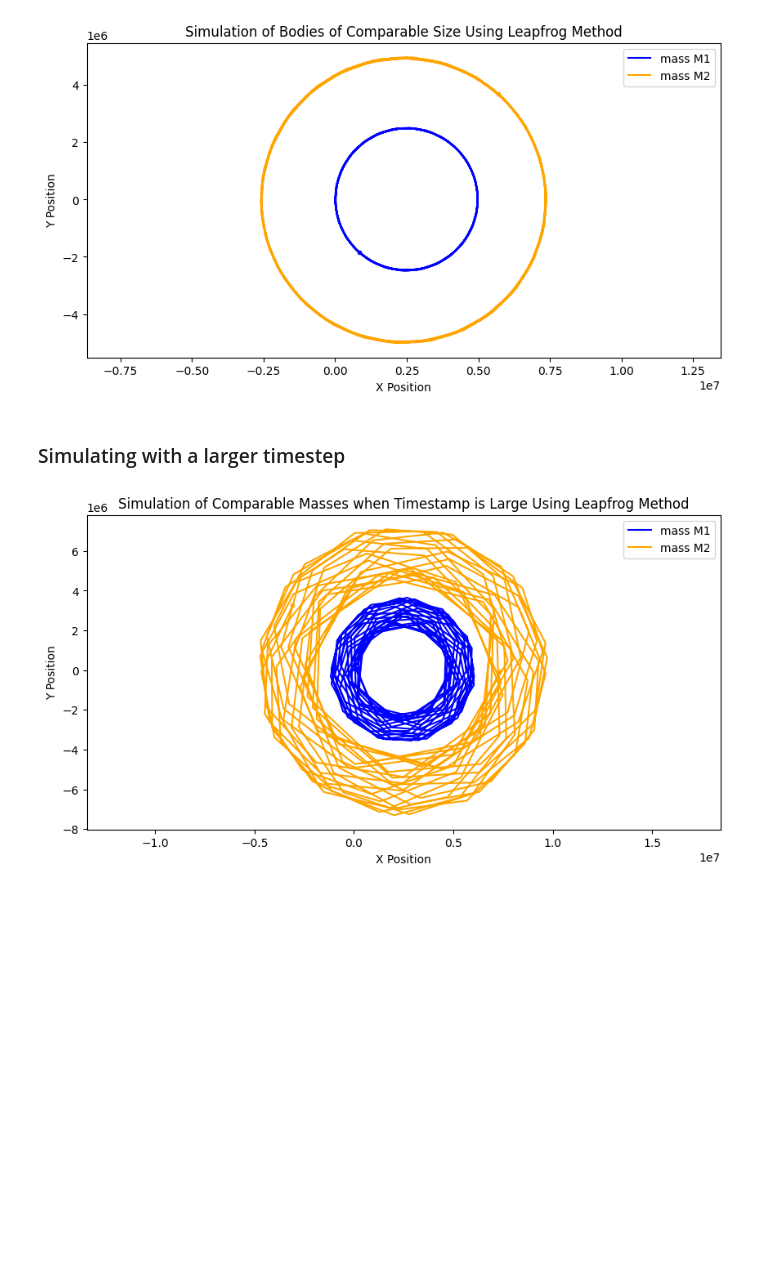
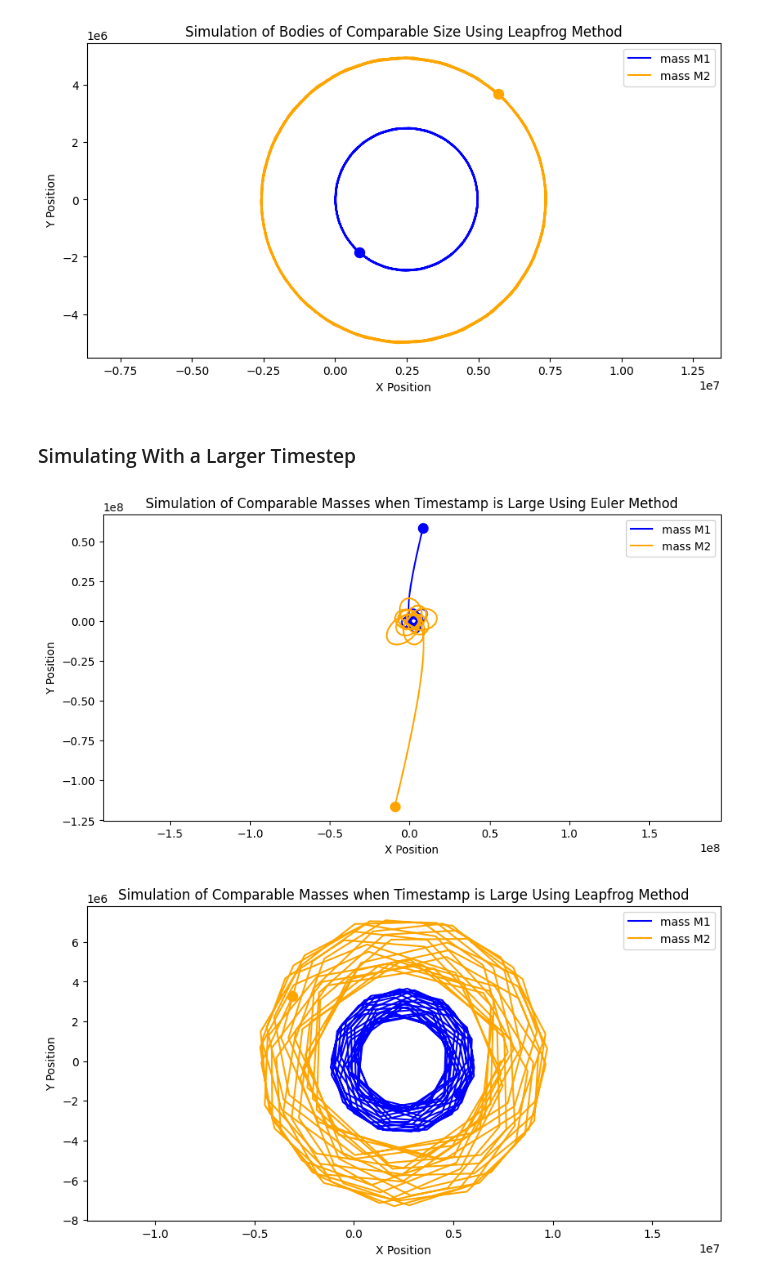
Before and after one commit to kvnjthms/leapfrog, a Jupyter notebook: leapfrog.ipynb, the cells around one changed output. Cells and saved outputs as stored; diff of their text form; code cells hidden in the pictures; blank space fills up the shorter version.

Commit message:
adding Euler method

```diff
--- a/leapfrog.ipynb
+++ b/leapfrog.ipynb
@@ -1,6 +1,5 @@
 # %%
 import numpy as np
-from matplotlib.animation import FuncAnimation
 import matplotlib.pyplot as plt
 
 # Constants
@@ -38,11 +37,11 @@ def get_initial_velocity( M1, M2):
 def plot_trajectories(positions1, positions2, title):
     plt.figure(figsize=(10, 5))
     # Plot for Earth with a large, distinctive marker
-    plt.scatter(positions1['x'][-1], positions1['y'][-1], color='blue', marker='.')
+    plt.scatter(positions1['x'][-1], positions1['y'][-1], color='blue', marker='.', s=300)
     plt.plot(positions1['x'], positions1['y'], label='mass M1', color='blue')
     # Plot for Satellite
 
-    plt.scatter(positions2['x'][-1], positions2['y'][-1], color='orange', marker='.')
+    plt.scatter(positions2['x'][-1], positions2['y'][-1], color='orange', marker='.', s=300)
     plt.plot(positions2['x'], positions2['y'], label='mass M2', color='orange')
     plt.xlabel('X Position')
     plt.ylabel('Y Position')
@@ -202,11 +217,14 @@ plot_trajectories(positions1, positions2, "Simulation of Bodies of Comparable Si
 [figure]
 [figure]
 # %% [markdown]
-### Simulating with a larger timestep
+### Simulating With a Larger Timestep
 # %%
 dt=800
+positions1, positions2 = sim_euler(x1, y1, x2, y2, vx1, vy1, vx2, vy2, M1, M2, dt)
+plot_trajectories(positions1, positions2, "Simulation of Comparable Masses when Timestamp is Large Using Euler Method")
 positions1, positions2 = sim_leapfrog(x1, y1, x2, y2, vx1, vy1, vx2, vy2, M1, M2, dt)
 plot_trajectories(positions1, positions2, "Simulation of Comparable Masses when Timestamp is Large Using Leapfrog Method")
 # %% [output]
-[figure, old version]
+[figure, new version]
+[figure, added]
 # %% [markdown]
```
Also changed, not shown: parts of 14 cells of this notebook.
